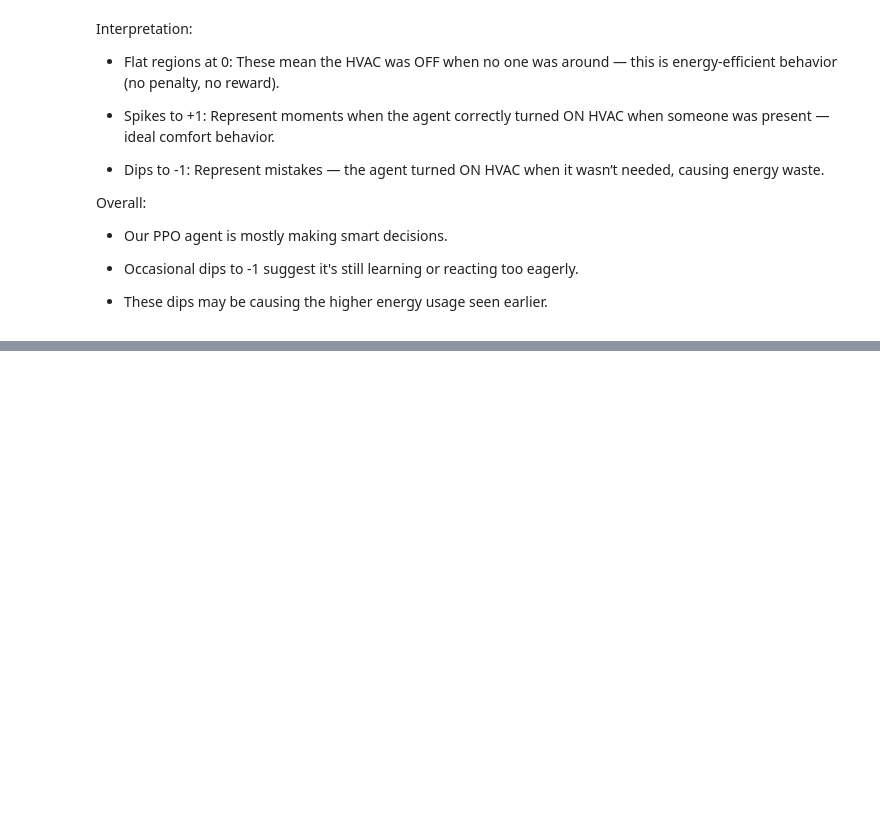
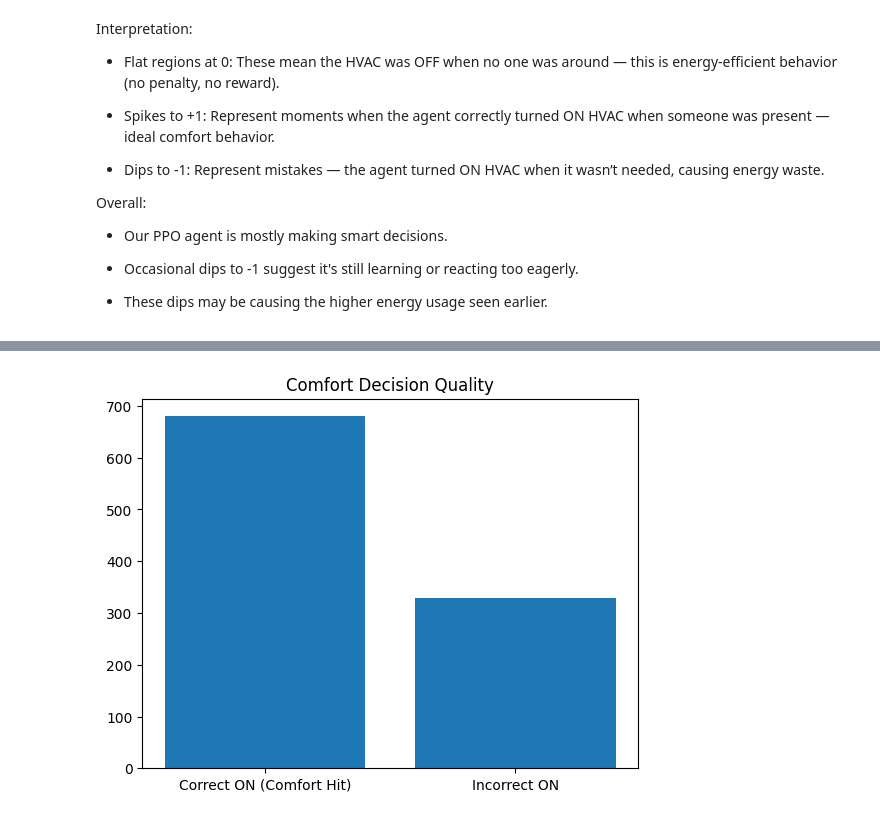
Before and after one commit to prashansarathod/CSCN8020_RI, a Jupyter notebook: occupacy/1.ipynb, the cells around one changed output, grey strips where cells are left out. Drawn from its saved outputs; the diff is of its cells as text; code cells hidden in the pictures; blank space fills up the shorter version.

```diff
--- a/occupacy/1.ipynb
+++ b/occupacy/1.ipynb
@@ -634,0 +766,9 @@ Great question! Here's a clear explanation of what both plots mean in the contex
+# %%
+plt.bar(["Correct ON (Comfort Hit)", "Incorrect ON"], [
+    df["Comfort_Hit"].sum(),
+    df[(df["Action"] == 1) & (df["Occupancy"] <= 0.5)].shape[0]
+])
+plt.title("Comfort Decision Quality")
+plt.show()
+# %% [output]
+[figure, added]
```
Also changed, not shown: parts of 20 cells of this notebook.
